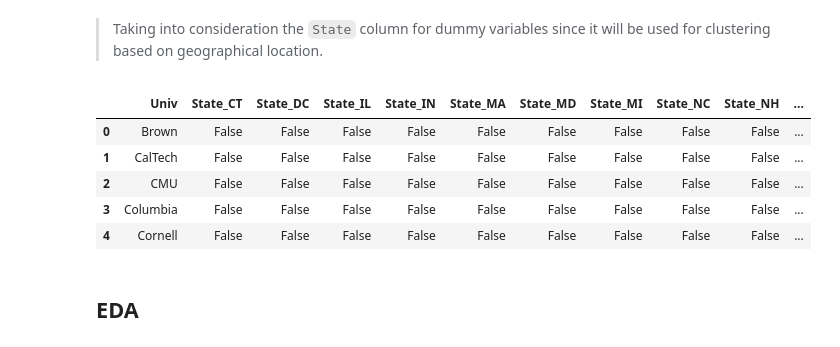
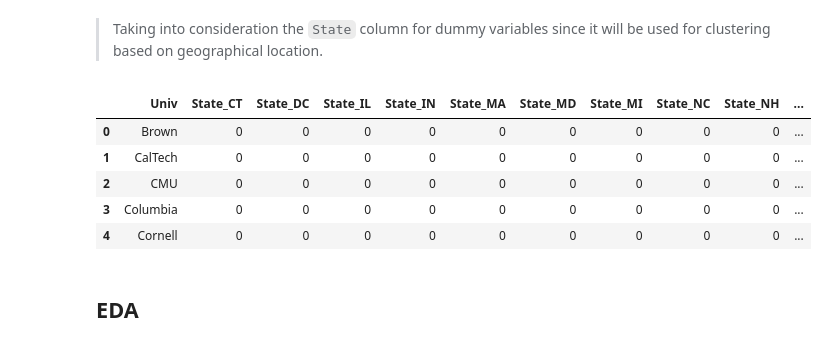
Before and after one commit to nirmit27/ds-and-ml, a Jupyter notebook: ML/KMeans_Cluster.ipynb, the cells around one changed output. Cells and saved outputs as stored; diff of their text form; code cells hidden in the pictures.

```diff
--- a/ML/KMeans_Cluster.ipynb
+++ b/ML/KMeans_Cluster.ipynb
@@ -140,15 +153,15 @@ df_cat['State'].unique(), df_cat['Univ'].unique()
 # %% [markdown]
 > Taking into consideration the `State` column for dummy variables since it will be used for clustering based on geographical location.
 # %%
-df_cat = pd.get_dummies(df_cat, columns=['State'], drop_first=True)
+df_cat = pd.get_dummies(df_cat, columns=['State'], drop_first=True, dtype='int64')
 df_cat.head()
 # %% [output]
 |  | Univ | State_CT | State_DC | State_IL | State_IN | State_MA | State_MD | State_MI | State_NC | State_NH | ... |
-| 0 | Brown | False | False | False | False | False | False | False | False | False | ... |
-| 1 | CalTech | False | False | False | False | False | False | False | False | False | ... |
-| 2 | CMU | False | False | False | False | False | False | False | False | False | ... |
-| 3 | Columbia | False | False | False | False | False | False | False | False | False | ... |
-| 4 | Cornell | False | False | False | False | False | False | False | False | False | ... |
+| 0 | Brown | 0 | 0 | 0 | 0 | 0 | 0 | 0 | 0 | 0 | ... |
+| 1 | CalTech | 0 | 0 | 0 | 0 | 0 | 0 | 0 | 0 | 0 | ... |
+| 2 | CMU | 0 | 0 | 0 | 0 | 0 | 0 | 0 | 0 | 0 | ... |
+| 3 | Columbia | 0 | 0 | 0 | 0 | 0 | 0 | 0 | 0 | 0 | ... |
+| 4 | Cornell | 0 | 0 | 0 | 0 | 0 | 0 | 0 | 0 | 0 | ... |
 # %% [markdown]
 ## **EDA**
 # %% [markdown]
```
Also changed, not shown: parts of 33 cells of this notebook.
